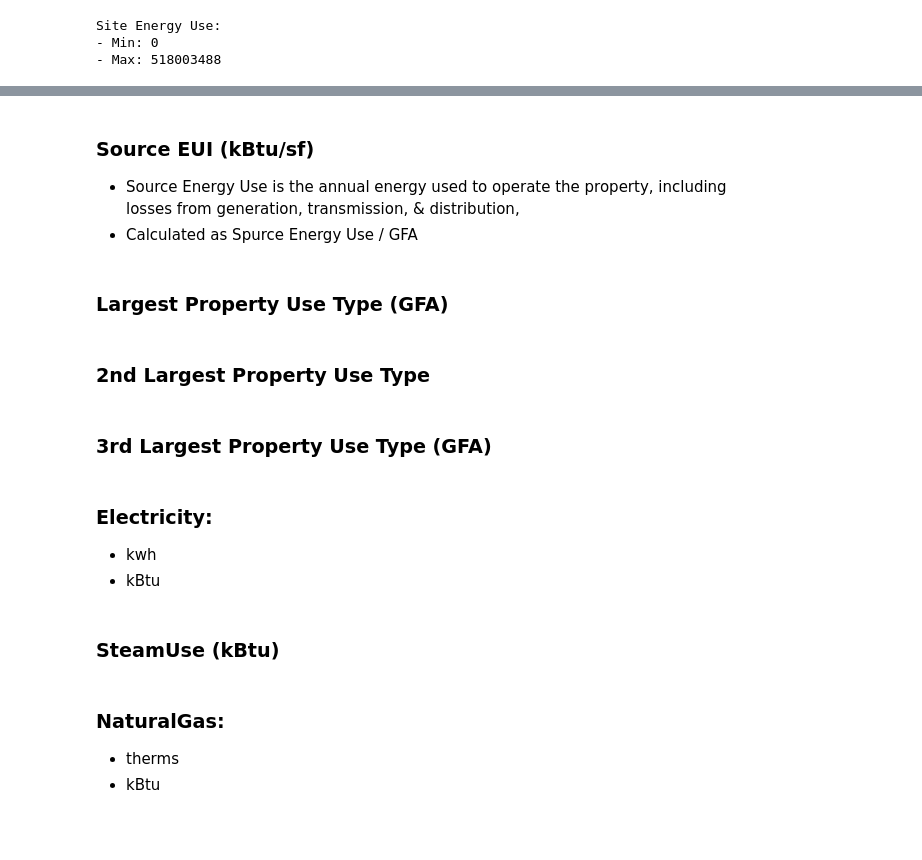
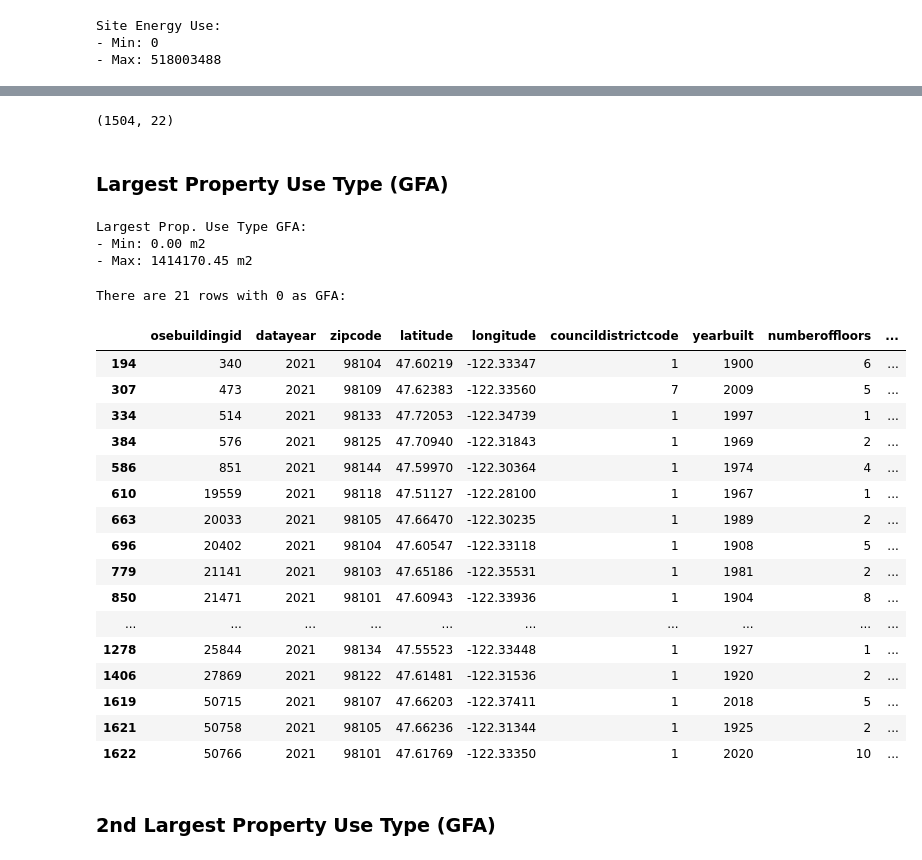
Before and after one commit to 64FC/Openclassrooms_DataScientist, a Jupyter notebook: Projet_3/SeattleBuildingEnergy_1_nb_exploratoire.ipynb, the cells around one changed output, grey strips where cells are left out. Drawn from its saved outputs; the diff is of its cells as text; code cells hidden in the pictures; blank space fills up the shorter version.

```diff
--- a/Projet_3/SeattleBuildingEnergy_1_nb_exploratoire.ipynb
+++ b/Projet_3/SeattleBuildingEnergy_1_nb_exploratoire.ipynb
@@ -868,6 +902,26 @@ sub_df_19[sub_df_19[col_]<1].sample(n=10, random_state=23)
-# %% [markdown]
-### Source EUI (kBtu/sf)
-- Source Energy Use is the annual energy used to operate the property, including losses from generation, transmission, & distribution,
-- Calculated as Spurce Energy Use / GFA
+# %%
+# Most likely these buildings are abandonned (?), so I don't consider them:
+# This seems to be a mistake. The value could either be 1, or 10, or something
+# else that I could fill using an imputer, but for now I just drop these rows:
+sub_df_21 = sub_df_20[sub_df_20[col_]!=0]
+num_data = num_data[num_data[col_]!=0]
+sub_df_21.shape
+# %% [output]
+(1504, 22)
 # %% [markdown]
 ### Largest Property Use Type (GFA)
+# %%
+# Select the Site Energy Use (kBtu)
+col_ = 'largestpropertyusetypegfa'
+
+# Define the (approx.) ratio to convert to m2:
+sf_to_m2 = 10.76
+
+# Check for the min and max values
+print('Largest Prop. Use Type GFA:\n- Min: {:.2f} m2\n- Max: {:.2f} m2'.format(
+    num_data[col_].min()/sf_to_m2,
+    num_data[col_].max()/sf_to_m2))
+# %% [output]
+Largest Prop. Use Type GFA:
+- Min: 0.00 m2
+- Max: 1414170.45 m2
@@ -874,14 +931,26 @@ sub_df_19[sub_df_19[col_]<1].sample(n=10, random_state=23)
+# %%
+# There are some abnormal values here. Let's check the value 0:
+print(
+    f'There are {len(num_data[num_data[col_]==0])} rows with 0 as GFA:\n')
+num_data[num_data[col_]==0]
+# %% [output]
+There are 21 rows with 0 as GFA:
+|  | osebuildingid | datayear | zipcode | latitude | longitude | councildistrictcode | yearbuilt | numberoffloors | ... |
+| 194 | 340 | 2021 | 98104 | 47.60219 | -122.33347 | 1 | 1900 | 6 | ... |
+| 307 | 473 | 2021 | 98109 | 47.62383 | -122.33560 | 7 | 2009 | 5 | ... |
+| 334 | 514 | 2021 | 98133 | 47.72053 | -122.34739 | 1 | 1997 | 1 | ... |
+| 384 | 576 | 2021 | 98125 | 47.70940 | -122.31843 | 1 | 1969 | 2 | ... |
+| 586 | 851 | 2021 | 98144 | 47.59970 | -122.30364 | 1 | 1974 | 4 | ... |
+| 610 | 19559 | 2021 | 98118 | 47.51127 | -122.28100 | 1 | 1967 | 1 | ... |
+| 663 | 20033 | 2021 | 98105 | 47.66470 | -122.30235 | 1 | 1989 | 2 | ... |
+| 696 | 20402 | 2021 | 98104 | 47.60547 | -122.33118 | 1 | 1908 | 5 | ... |
+| 779 | 21141 | 2021 | 98103 | 47.65186 | -122.35531 | 1 | 1981 | 2 | ... |
+| 850 | 21471 | 2021 | 98101 | 47.60943 | -122.33936 | 1 | 1904 | 8 | ... |
+| ... | ... | ... | ... | ... | ... | ... | ... | ... | ... |
+| 1278 | 25844 | 2021 | 98134 | 47.55523 | -122.33448 | 1 | 1927 | 1 | ... |
+| 1406 | 27869 | 2021 | 98122 | 47.61481 | -122.31536 | 1 | 1920 | 2 | ... |
+| 1619 | 50715 | 2021 | 98107 | 47.66203 | -122.37411 | 1 | 2018 | 5 | ... |
+| 1621 | 50758 | 2021 | 98105 | 47.66236 | -122.31344 | 1 | 1925 | 2 | ... |
+| 1622 | 50766 | 2021 | 98101 | 47.61769 | -122.33350 | 1 | 2020 | 10 | ... |
 # %% [markdown]
-### 2nd Largest Property Use Type
+### 2nd Largest Property Use Type (GFA)
-# %% [markdown]
-### 3rd Largest Property Use Type (GFA)
-# %% [markdown]
-### Electricity:
-- kwh
-- kBtu
-# %% [markdown]
-### SteamUse (kBtu)
-# %% [markdown]
-### NaturalGas:
-- therms
-- kBtu
```
Also changed, not shown: parts of 49 cells of this notebook.
